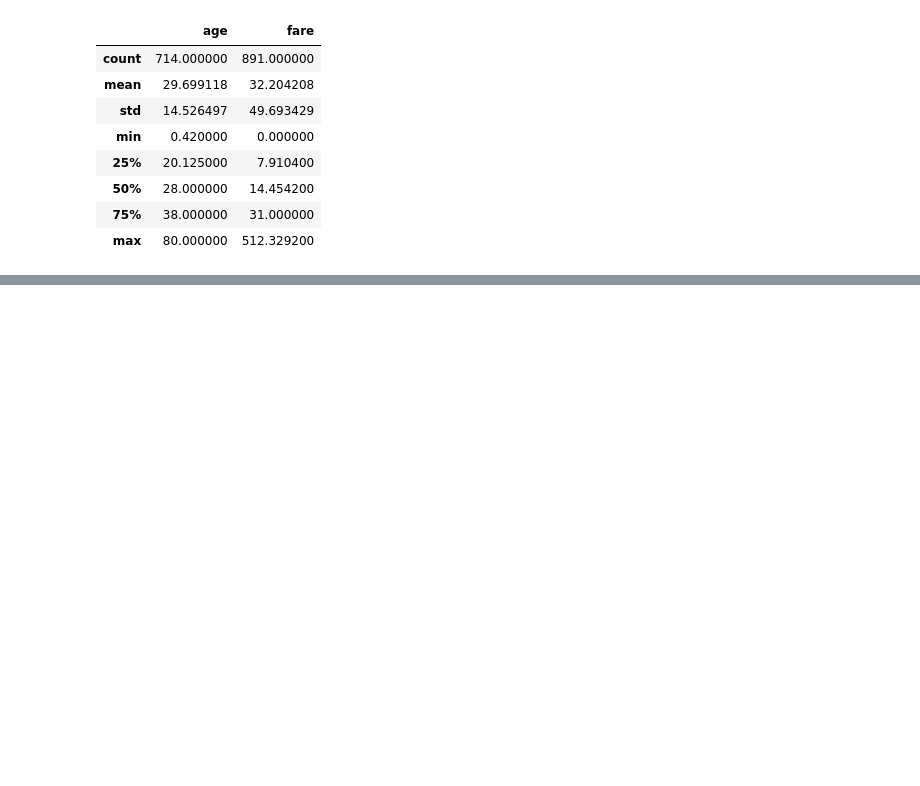
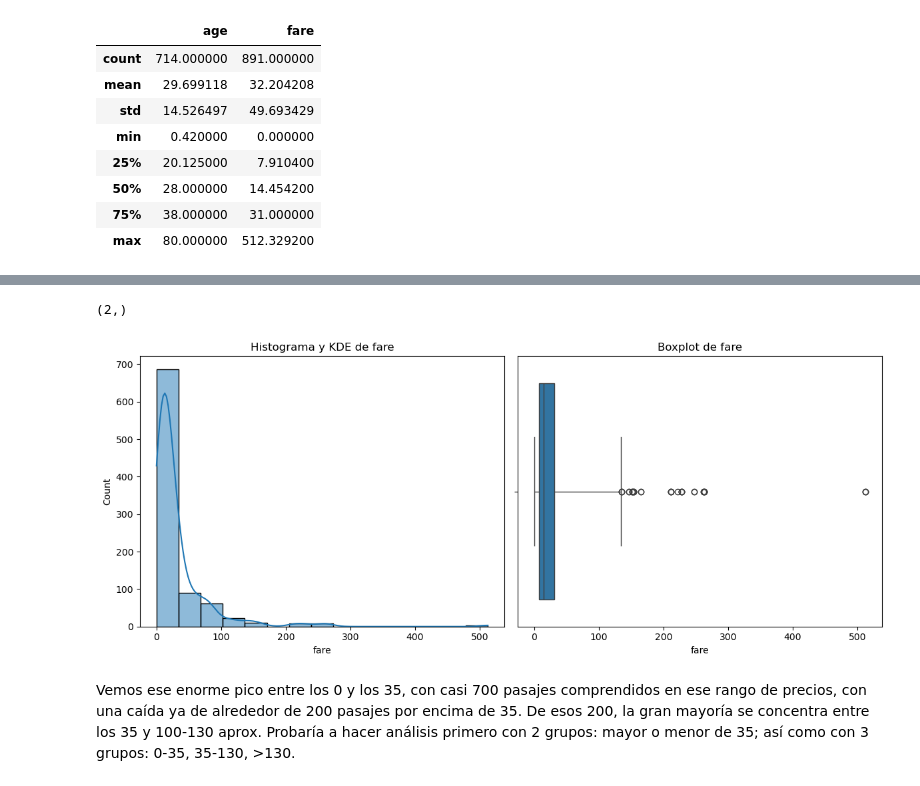
Before and after one commit to Niet-Sart/Online_DS_TheBridge_Anta, a Jupyter notebook: 03_Analisis_de_Datos/Sprint_07/Unidad_01/Practica_Obligatoria/18_Practica_Obligatoria_Univariante.ipynb, the cells around one changed output, grey strips where cells are left out. Saved outputs shown, nothing was run; the diff lists cells and outputs as text; code cells hidden in the pictures; blank space fills up the shorter version.

```diff
--- a/03_Analisis_de_Datos/Sprint_07/Unidad_01/Practica_Obligatoria/18_Practica_Obligatoria_Univariante.ipynb
+++ b/03_Analisis_de_Datos/Sprint_07/Unidad_01/Practica_Obligatoria/18_Practica_Obligatoria_Univariante.ipynb
@@ -291,0 +319,7 @@ plot_combined_graphs(num, numericas, whisker_width=4.5)
+# %%
+plot_combined_graphs(num, ["fare"], whisker_width=4.5, bins=15)
+# %% [output]
+(2,)
+[figure, added]
+# %% [markdown]
+Vemos ese enorme pico entre los 0 y los 35, con casi 700 pasajes comprendidos en ese rango de precios, con una caída ya de alrededor de 200 pasajes por encima de 35. De esos 200, la gran mayoría se concentra entre los 35 y 100-130 aprox. Probaría a hacer análisis primero con 2 grupos: mayor o menor de 35; así como con 3 grupos: 0-35, 35-130, >130.
```
Also changed, not shown: parts of 13 cells of this notebook.
